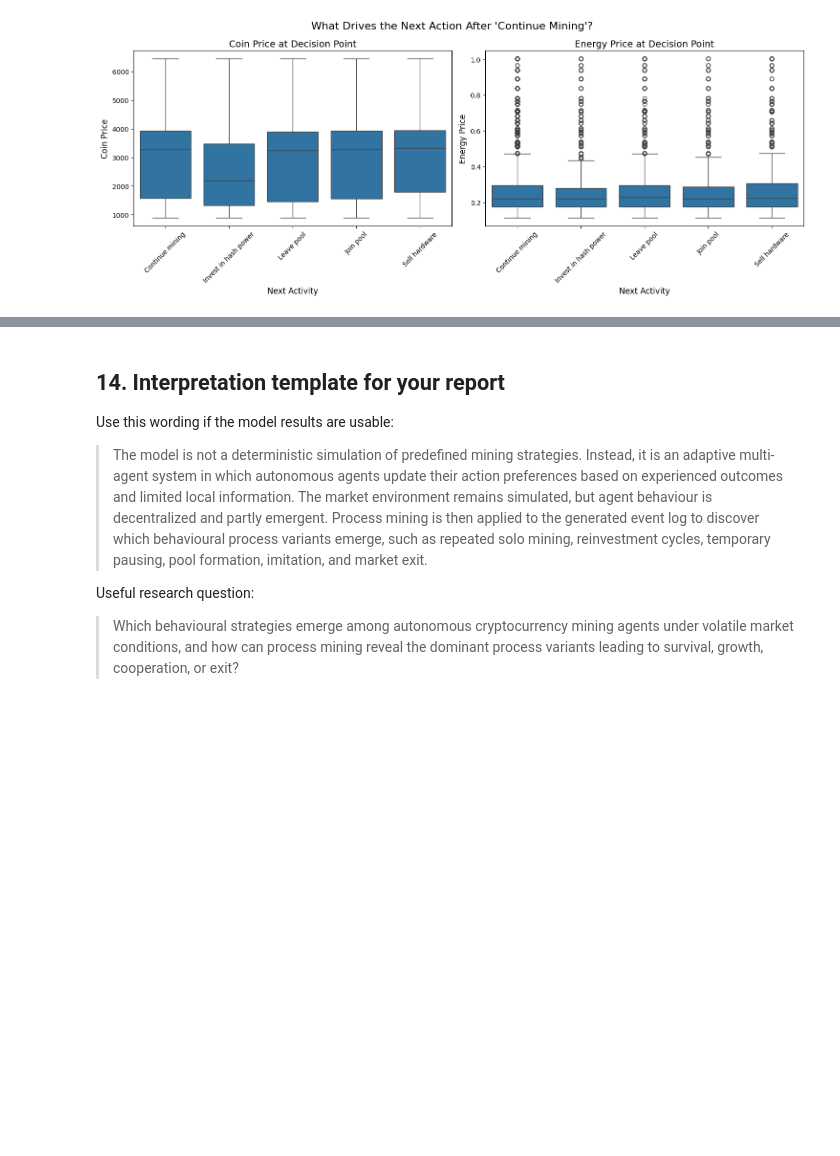
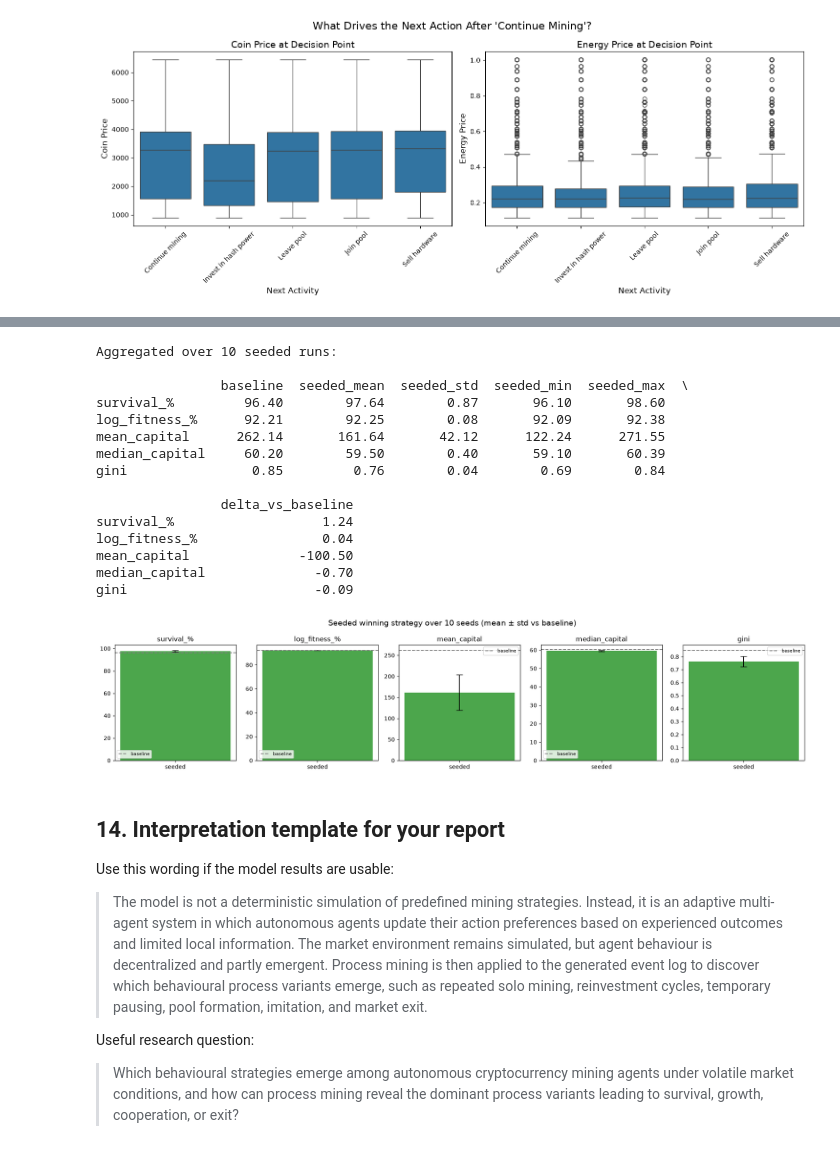
Before and after one commit to hate-bugs/ProcessMiningGroup10, a Jupyter notebook: adaptive_crypto_mining_mas_mesa_process_mining.ipynb, the cells around one changed output, grey strips where cells are left out. Saved outputs shown, nothing was run; the diff lists cells and outputs as text; code cells hidden in the pictures; blank space fills up the shorter version.

```diff
--- a/adaptive_crypto_mining_mas_mesa_process_mining.ipynb
+++ b/adaptive_crypto_mining_mas_mesa_process_mining.ipynb
@@ -1905,3 +2019,54 @@ Loading data...
+# %%
+# %% [markdown]
+# ### 13b. Aggregate over the seeded runs (mean ± spread vs baseline)
+
+# %%
+import matplotlib.pyplot as plt
+
+seeded = comparison.loc[[r for r in comparison.index if r.startswith("seeded")]]
+base = comparison.loc["baseline (seed 101)"]
+
+metrics = ["survival_%", "log_fitness_%", "mean_capital", "median_capital", "gini"]
+
+agg = pd.DataFrame({
+    "baseline": base[metrics],
+    "seeded_mean": seeded[metrics].mean(),
+    "seeded_std": seeded[metrics].std(),
+    "seeded_min": seeded[metrics].min(),
+    "seeded_max": seeded[metrics].max(),
+})
+agg["delta_vs_baseline"] = agg["seeded_mean"] - agg["baseline"]
+print(f"Aggregated over {len(seeded)} seeded runs:\n")
+print(agg.round(2))
+
+# Visual: seeded mean bar (±1 std) vs baseline dashed line
+fig, axes = plt.subplots(1, len(metrics), figsize=(18, 4))
+for ax, m in zip(axes, metrics):
+    ax.bar(["seeded"], [agg.loc[m, "seeded_mean"]],
+           yerr=[agg.loc[m, "seeded_std"]], capsize=6, color="green", alpha=0.7)
+    ax.axhline(agg.loc[m, "baseline"], color="gray", ls="--", lw=1.5, label="baseline")
+    ax.set_title(m)
+    ax.legend(fontsize=8)
+fig.suptitle("Seeded winning strategy over 10 seeds (mean ± std vs baseline)", fontsize=14)
+plt.tight_layout()
+plt.show()
+# %% [output]
+Aggregated over 10 seeded runs:
+
+                baseline  seeded_mean  seeded_std  seeded_min  seeded_max  \
+survival_%         96.40        97.64        0.87       96.10       98.60
+log_fitness_%      92.21        92.25        0.08       92.09       92.38
+mean_capital      262.14       161.64       42.12      122.24      271.55
+median_capital     60.20        59.50        0.40       59.10       60.39
+gini                0.85         0.76        0.04        0.69        0.84
+
+                delta_vs_baseline
+survival_%                   1.24
+log_fitness_%                0.04
+mean_capital              -100.50
+median_capital              -0.70
+gini                        -0.09
+[figure, added]
 # %% [markdown]
 ## 14. Interpretation template for your report
 
```
Also changed, not shown: parts of 17 cells of this notebook, 8 other files.
